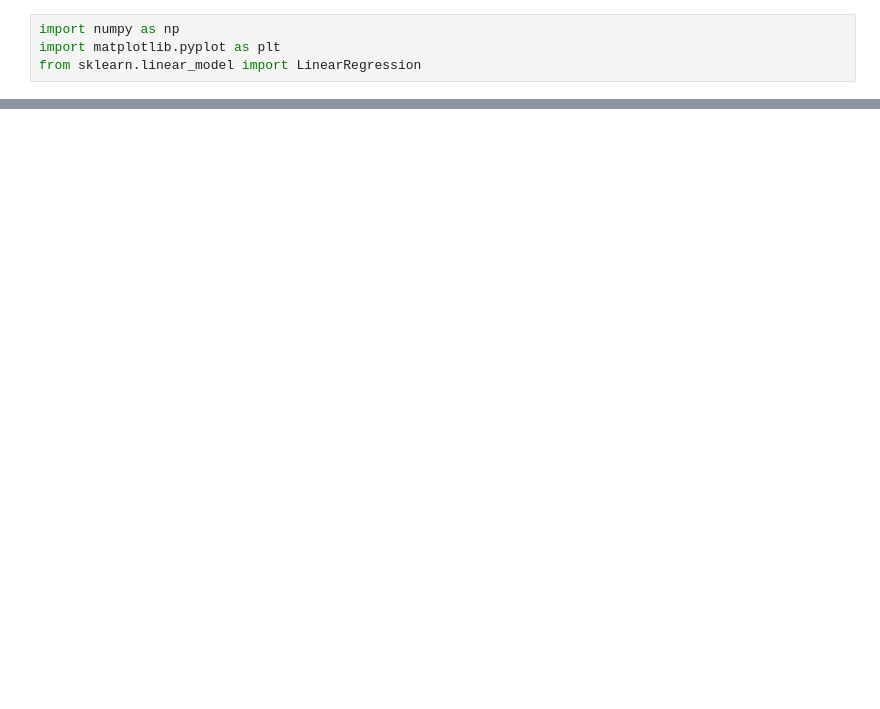
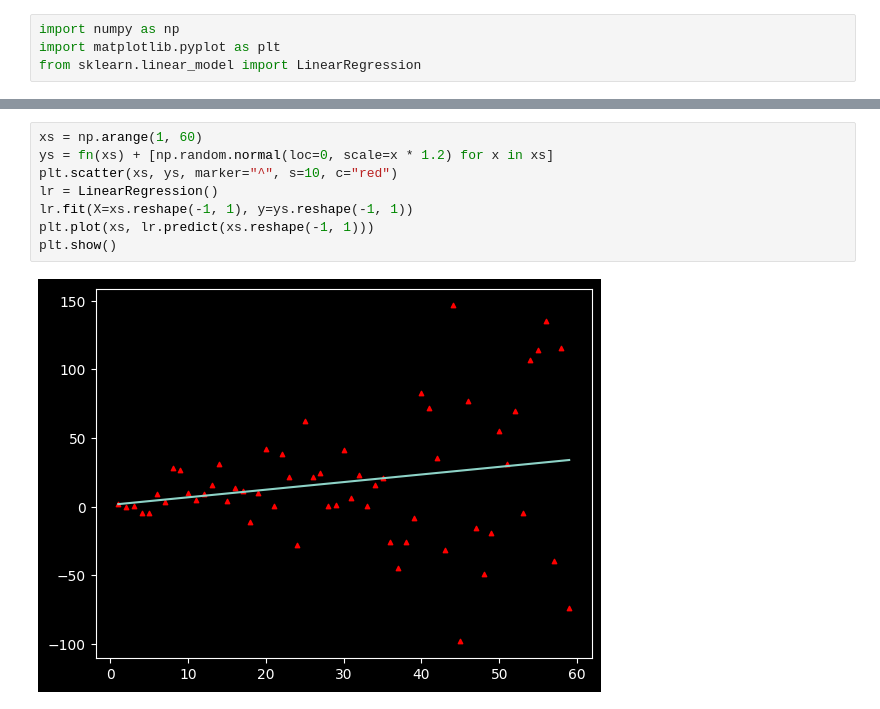
Before and after one commit to amkhrjee/stats, a Jupyter notebook: notebooks/linear_regression.ipynb, the cells around one changed output, grey strips where cells are left out. Drawn from its saved outputs; the diff is of its cells as text; blank space fills up the shorter version.

```diff
--- a/notebooks/linear_regression.ipynb
+++ b/notebooks/linear_regression.ipynb
@@ -60,0 +70,10 @@ print(lr.intercept_)
+# %%
+xs = np.arange(1, 60)
+ys = fn(xs) + [np.random.normal(loc=0, scale=x * 1.2) for x in xs]
+plt.scatter(xs, ys, marker="^", s=10, c="red")
+lr = LinearRegression()
+lr.fit(X=xs.reshape(-1, 1), y=ys.reshape(-1, 1))
+plt.plot(xs, lr.predict(xs.reshape(-1, 1)))
+plt.show()
+# %% [output]
+[figure, added]
```
Also changed, not shown: parts of 15 cells of this notebook, 1 other file.
